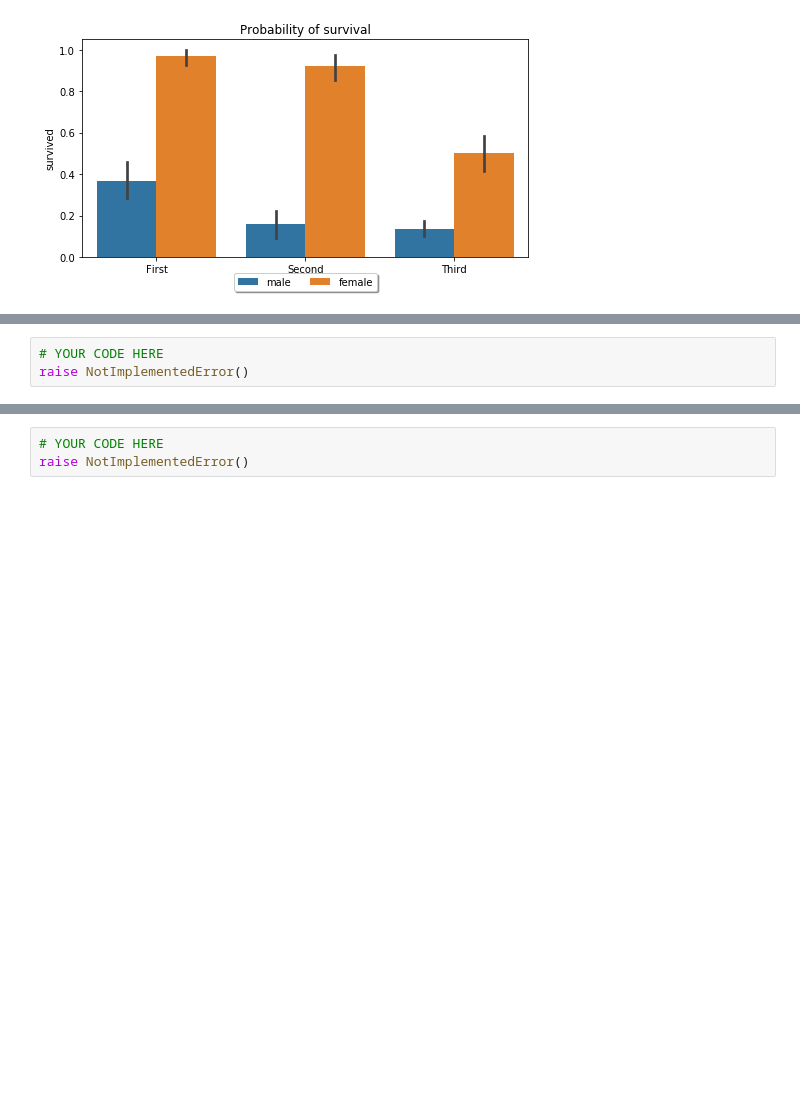
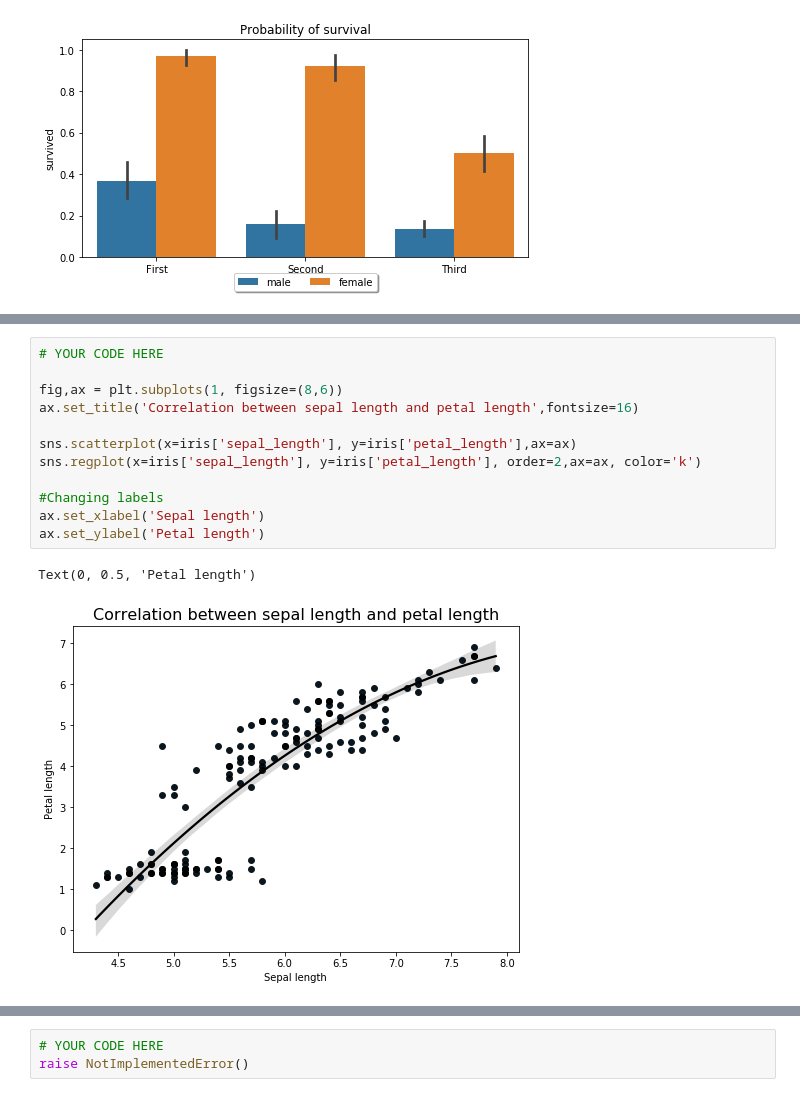
Before and after one commit to lassekrone/Group-21, a Jupyter notebook: Assignments/assignment_1.ipynb, the cells around one changed output, grey strips where cells are left out. Saved outputs shown, nothing was run; the diff lists cells and outputs as text; blank space fills up the shorter version.

```diff
--- a/Assignments/assignment_1.ipynb
+++ b/Assignments/assignment_1.ipynb
@@ -61,9 +61,21 @@ ax.legend(loc='upper center', bbox_to_anchor=(0.5, -0.05),
 > <img src="iris_pic.png" alt="Drawing" style="width: 200px;"/>
 >
 >> _Hint:_ use the `.regplot` method from seaborn.
-# %%
-# YOUR CODE HERE
-raise NotImplementedError()
+# %%
+# YOUR CODE HERE
+
+fig,ax = plt.subplots(1, figsize=(8,6))
+ax.set_title('Correlation between sepal length and petal length',fontsize=16)
+
+sns.scatterplot(x=iris['sepal_length'], y=iris['petal_length'],ax=ax)
+sns.regplot(x=iris['sepal_length'], y=iris['petal_length'], order=2,ax=ax, color='k')
+
+#Changing labels
+ax.set_xlabel('Sepal length')
+ax.set_ylabel('Petal length')
+# %% [output]
+Text(0, 0.5, 'Petal length')
+[figure, added]
 # %% [markdown]
 > **Ex. 3.2.3:** Combine the two of the figures you created above into a two-panel figure similar to the one shown here:
 > <img src="Example.png" alt="Drawing" style="width: 600px;"/>
```
